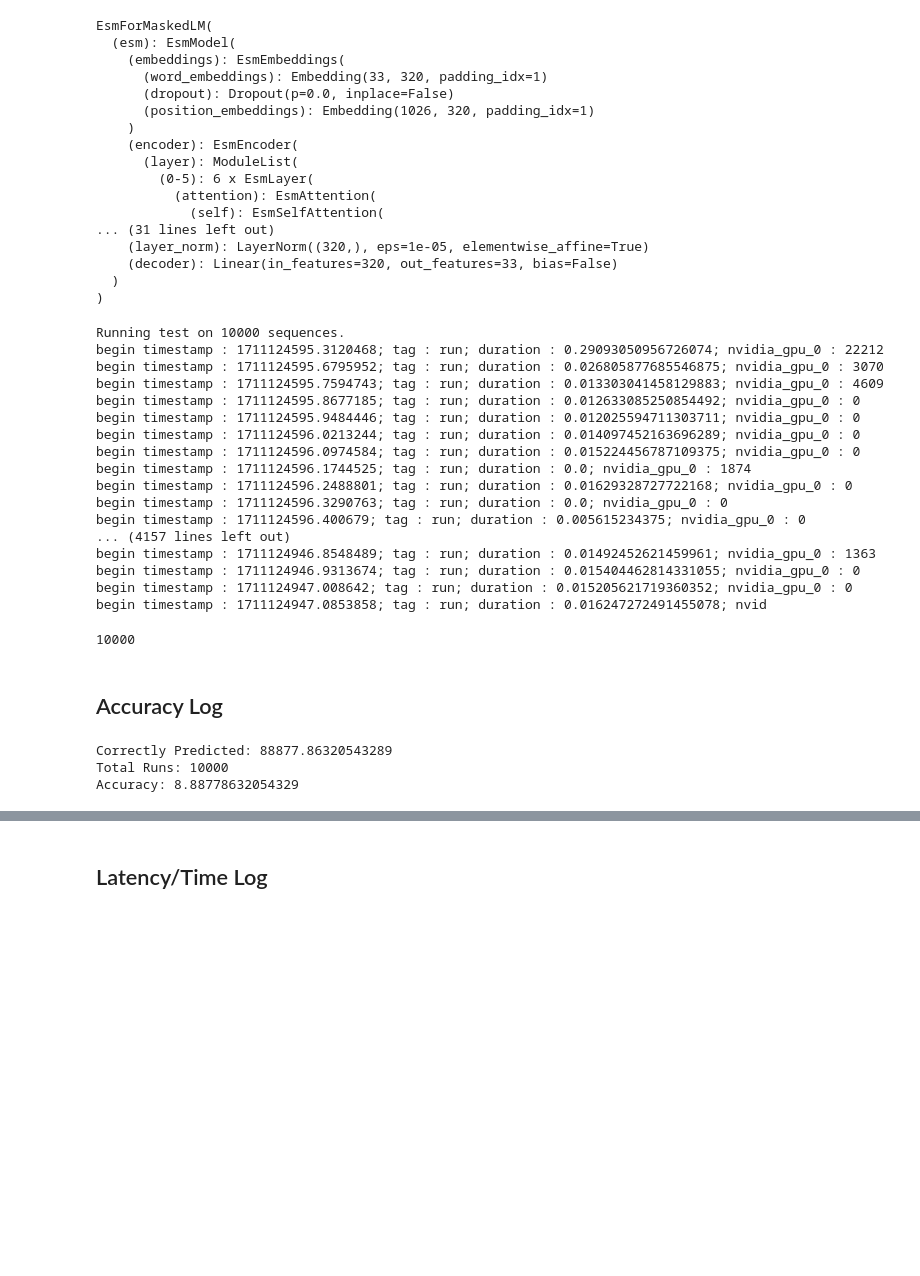
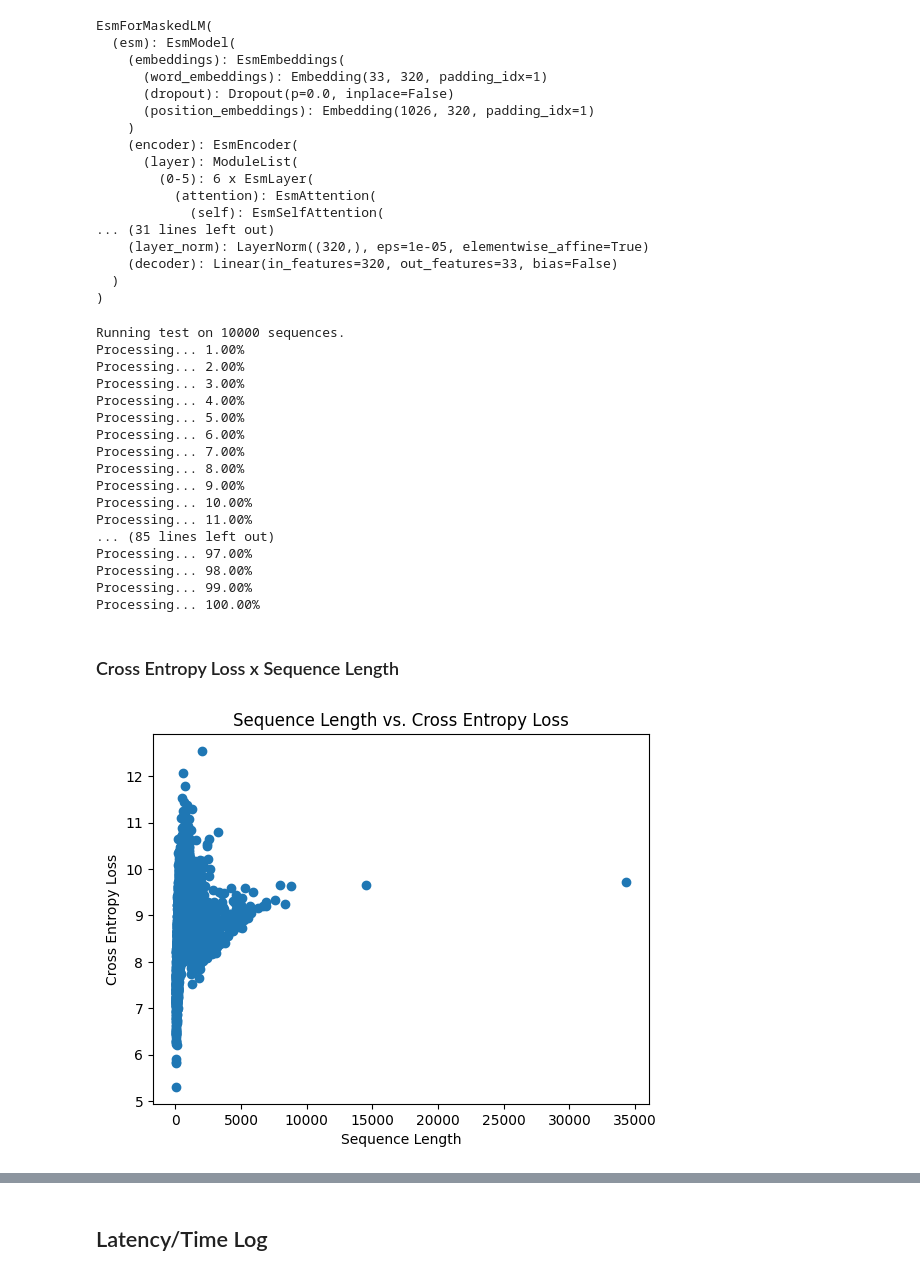
Before and after one commit to lgltan/ESM_Benchmark, a Jupyter notebook: protein_folding_8M.ipynb, the cells around one changed output, grey strips where cells are left out. Drawn from its saved outputs; the diff is of its cells as text; code cells hidden in the pictures; blank space fills up the shorter version.

```diff
--- a/protein_folding_8M.ipynb
+++ b/protein_folding_8M.ipynb
@@ -101,6 +99,8 @@ EsmForMaskedLM(
 )
 # %%
 print(f"Running test on {fasta_df.shape[0]} sequences.")
+
+gc.disable()
 
 # set up accuracy & latency info - leave this in the same code block so that it resets each time
 accuracy = []
@@ -109,12 +109,10 @@ sequence_length = []
 memory_usage = []
 ctr = 0
 
-gc.collect()
-# initial memory usage without the thing running
-memory_usage.append(torch.cuda.memory_allocated())
 loss_fn = nn.CrossEntropyLoss()
+pandas_handler = PandasHandler()
 
-@measure_energy
+@measure_energy(domains=[NvidiaGPUDomain(0)], handler=pandas_handler)
 def run(accuracy, latency, memory_usage):
     latency_time_stamps = []
     # TIME LOG: start
@@ -179,35 +177,41 @@ for id, fasta_row in fasta_df.iterrows():
 
     # try to remove anything no longer needed on the GPU mem
     gc.collect()
+
+gc.enable()
+gpu_util_df = pandas_handler.get_dataframe()
 # %% [output]
 Running test on 10000 sequences.
-begin timestamp : 1711124595.3120468; tag : run; duration : 0.29093050956726074; nvidia_gpu_0 : 22212
-begin timestamp : 1711124595.6795952; tag : run; duration : 0.026805877685546875; nvidia_gpu_0 : 3070
-begin timestamp : 1711124595.7594743; tag : run; duration : 0.013303041458129883; nvidia_gpu_0 : 4609
-begin timestamp : 1711124595.8677185; tag : run; duration : 0.012633085250854492; nvidia_gpu_0 : 0
-begin timestamp : 1711124595.9484446; tag : run; duration : 0.012025594711303711; nvidia_gpu_0 : 0
-begin timestamp : 1711124596.0213244; tag : run; duration : 0.014097452163696289; nvidia_gpu_0 : 0
-begin timestamp : 1711124596.0974584; tag : run; duration : 0.015224456787109375; nvidia_gpu_0 : 0
-begin timestamp : 1711124596.1744525; tag : run; duration : 0.0; nvidia_gpu_0 : 1874
-begin timestamp : 1711124596.2488801; tag : run; duration : 0.01629328727722168; nvidia_gpu_0 : 0
-begin timestamp : 1711124596.3290763; tag : run; duration : 0.0; nvidia_gpu_0 : 0
-begin timestamp : 1711124596.400679; tag : run; duration : 0.005615234375; nvidia_gpu_0 : 0
-... (4157 lines left out)
-begin timestamp : 1711124946.8548489; tag : run; duration : 0.01492452621459961; nvidia_gpu_0 : 1363
-begin timestamp : 1711124946.9313674; tag : run; duration : 0.015404462814331055; nvidia_gpu_0 : 0
-begin timestamp : 1711124947.008642; tag : run; duration : 0.015205621719360352; nvidia_gpu_0 : 0
-begin timestamp : 1711124947.0853858; tag : run; duration : 0.016247272491455078; nvid
+Processing... 1.00%
+Processing... 2.00%
+Processing... 3.00%
+Processing... 4.00%
+Processing... 5.00%
+Processing... 6.00%
+Processing... 7.00%
+Processing... 8.00%
+Processing... 9.00%
+Processing... 10.00%
+Processing... 11.00%
+... (85 lines left out)
+Processing... 97.00%
+Processing... 98.00%
+Processing... 99.00%
+Processing... 100.00%
-# %%
-print(len(sequence_length))
-# %% [output]
-10000
-# %% [markdown]
-## Accuracy Log
-# %%
-print("Correctly Predicted: " + str(sum(accuracy)))
-print("Total Runs: " + str(len(accuracy)))
-print("Accuracy: " +  str(sum(accuracy)/len(accuracy)))
-# %% [output]
-Correctly Predicted: 88877.86320543289
-Total Runs: 10000
-Accuracy: 8.88778632054329
+# %% [markdown]
+### Cross Entropy Loss x Sequence Length
+# %%
+# Create a scatter plot
+plt.scatter(sequence_length, accuracy)
+
+# Label the axes
+plt.xlabel('Sequence Length')
+plt.ylabel('Cross Entropy Loss')
+
+# Add a title
+plt.title('Sequence Length vs. Cross Entropy Loss')
+
+# Display the plot
+plt.show()
+# %% [output]
+[figure, added]
```
Also changed, not shown: parts of 11 cells of this notebook.
